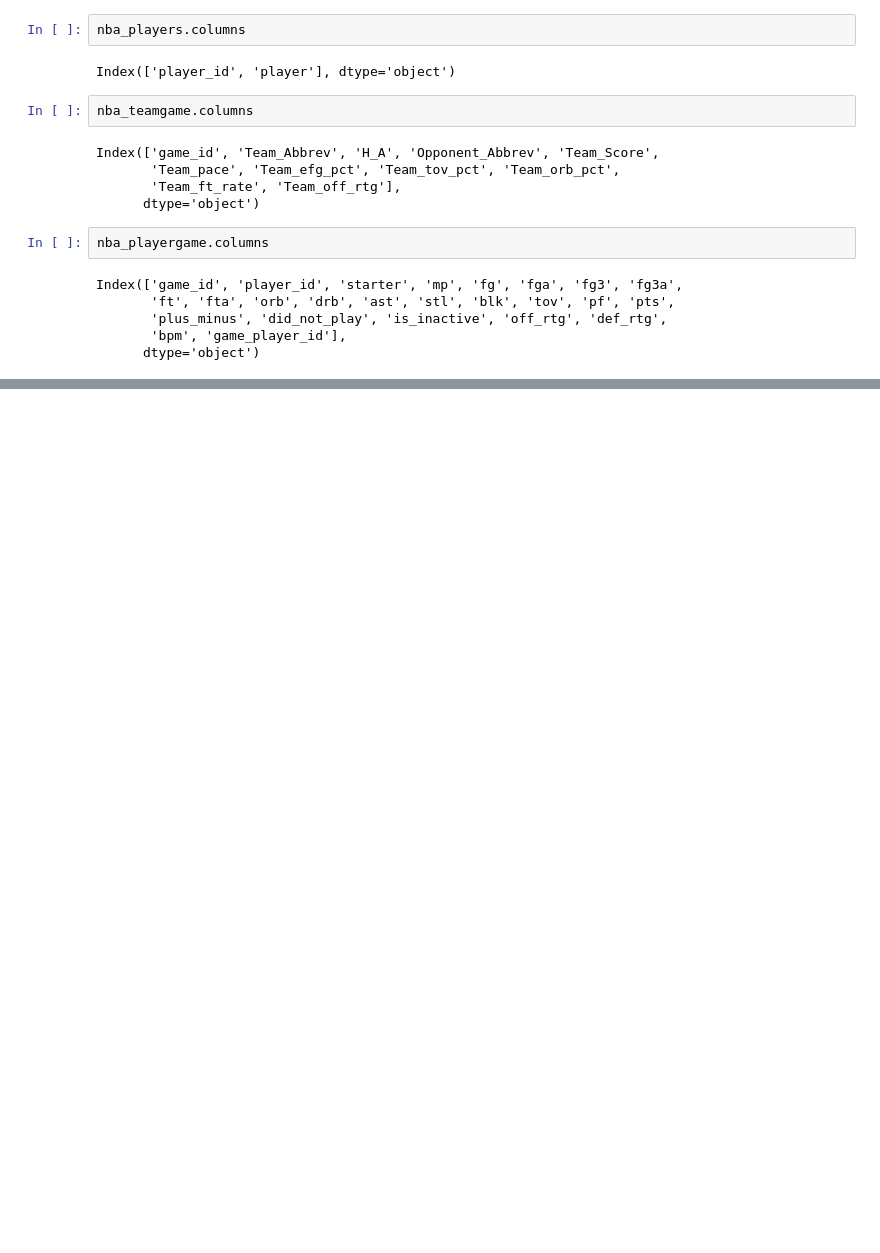
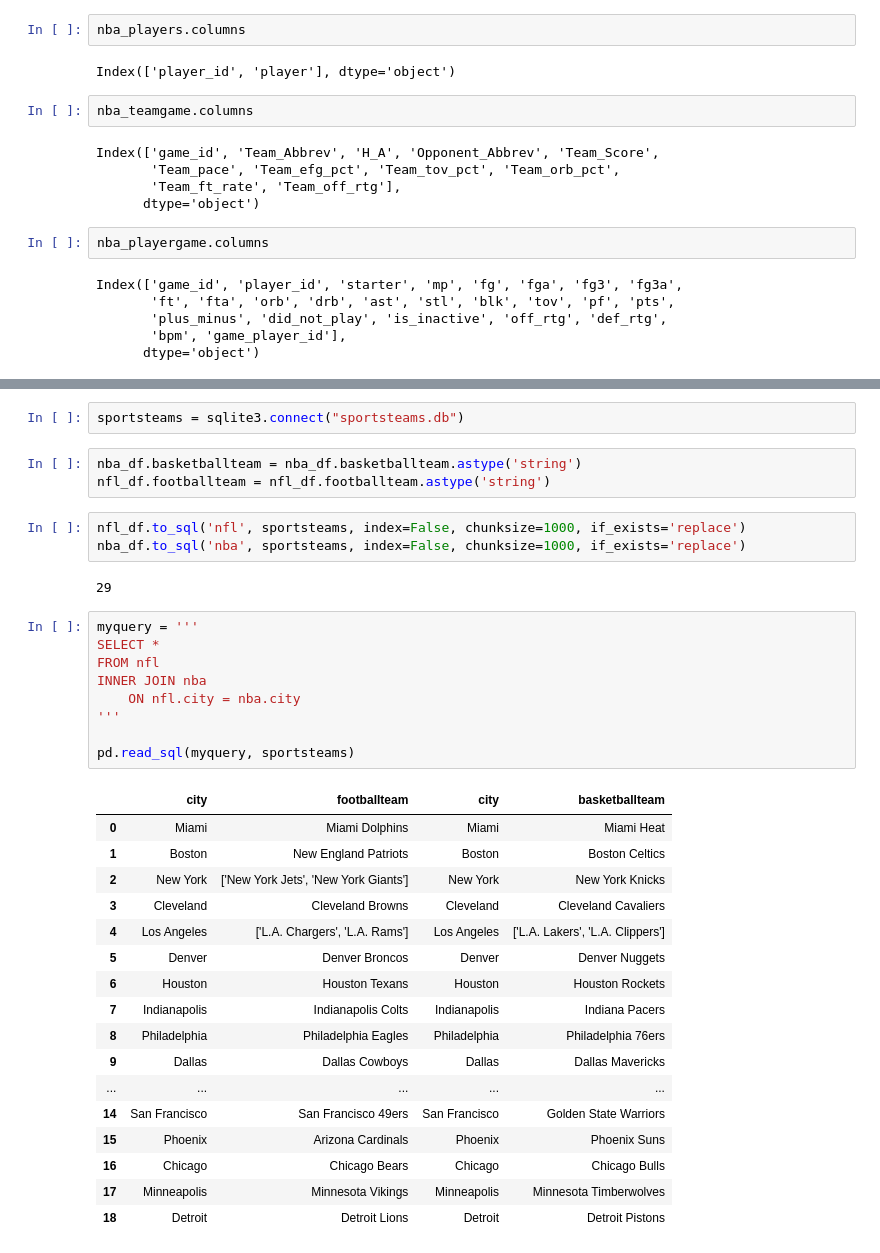
Before and after one commit to beauleblond/contrans, a Jupyter notebook: examples/nba_example.ipynb, the cells around one changed output, grey strips where cells are left out. Cells and saved outputs as stored; diff of their text form; blank space fills up the shorter version.

Commit message:
added nba SQlite commands

```diff
--- a/examples/nba_example.ipynb
+++ b/examples/nba_example.ipynb
@@ -287,0 +381,37 @@ Index(['game_id', 'player_id', 'starter', 'mp', 'fg', 'fga', 'fg3', 'fg3a',
+# %%
+sportsteams = sqlite3.connect("sportsteams.db")
+# %%
+nba_df.basketballteam = nba_df.basketballteam.astype('string')
+nfl_df.footballteam = nfl_df.footballteam.astype('string')
+# %%
+nfl_df.to_sql('nfl', sportsteams, index=False, chunksize=1000, if_exists='replace')
+nba_df.to_sql('nba', sportsteams, index=False, chunksize=1000, if_exists='replace')
+# %% [output]
+29
+# %%
+myquery = '''
+SELECT *
+FROM nfl
+INNER JOIN nba
+    ON nfl.city = nba.city
+'''
+
+pd.read_sql(myquery, sportsteams)
+# %% [output]
+|  | city | footballteam | city | basketballteam |
+| 0 | Miami | Miami Dolphins | Miami | Miami Heat |
+| 1 | Boston | New England Patriots | Boston | Boston Celtics |
+| 2 | New York | ['New York Jets', 'New York Giants'] | New York | New York Knicks |
+| 3 | Cleveland | Cleveland Browns | Cleveland | Cleveland Cavaliers |
+| 4 | Los Angeles | ['L.A. Chargers', 'L.A. Rams'] | Los Angeles | ['L.A. Lakers', 'L.A. Clippers'] |
+| 5 | Denver | Denver Broncos | Denver | Denver Nuggets |
+| 6 | Houston | Houston Texans | Houston | Houston Rockets |
+| 7 | Indianapolis | Indianapolis Colts | Indianapolis | Indiana Pacers |
+| 8 | Philadelphia | Philadelphia Eagles | Philadelphia | Philadelphia 76ers |
+| 9 | Dallas | Dallas Cowboys | Dallas | Dallas Mavericks |
+| ... | ... | ... | ... | ... |
+| 14 | San Francisco | San Francisco 49ers | San Francisco | Golden State Warriors |
+| 15 | Phoenix | Arizona Cardinals | Phoenix | Phoenix Suns |
+| 16 | Chicago | Chicago Bears | Chicago | Chicago Bulls |
+| 17 | Minneapolis | Minnesota Vikings | Minneapolis | Minnesota Timberwolves |
+| 18 | Detroit | Detroit Lions | Detroit | Detroit Pistons |
```
Also changed, not shown: parts of 5 cells of this notebook, 2 other files.
